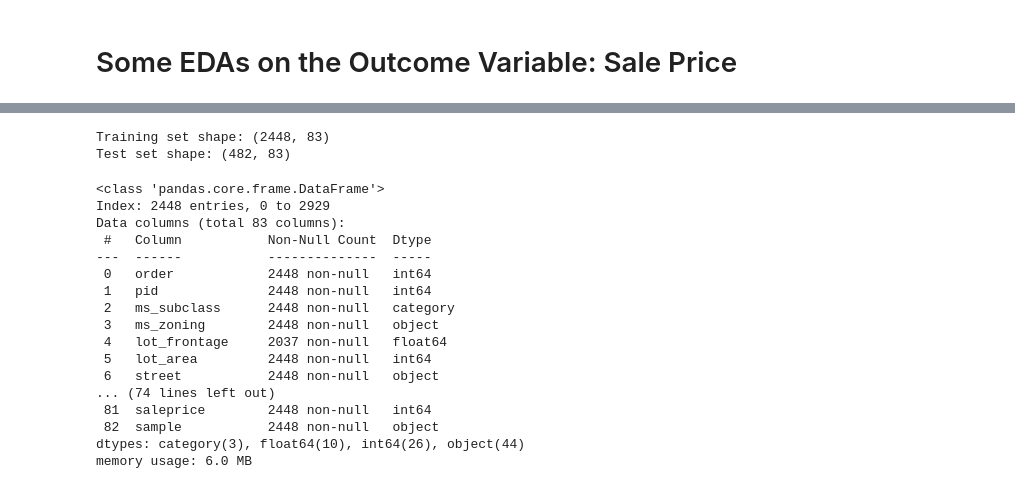
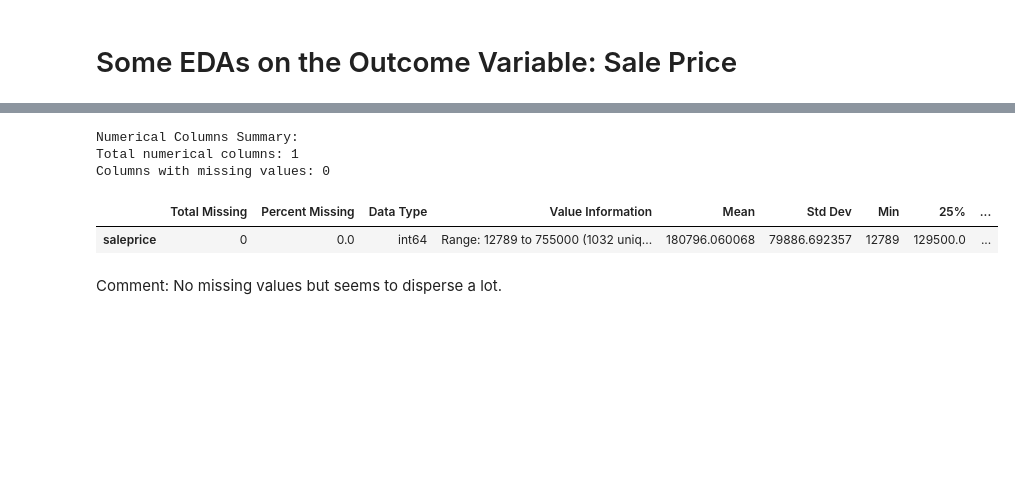
Before and after one commit to congminh-nguyen/ames_project, a Jupyter notebook: notebooks/eda_cleaning.ipynb, the cells around one changed output, grey strips where cells are left out. Drawn from its saved outputs; the diff is of its cells as text; code cells hidden in the pictures; blank space fills up the shorter version.

```diff
--- a/notebooks/eda_cleaning.ipynb
+++ b/notebooks/eda_cleaning.ipynb
@@ -225,3 +302,5 @@ There is one observation that is built and one that is remodeled after it is sol
+# %%
+df = simple_fill_missing_by_keywords(df, ['mas_vnr'])
 # %% [markdown]
 ### Lot Frontage
 # %%
@@ -396,12 +314,0 @@ plt.show()
-# %%
-# Convert to category
-df[['ms_subclass', 'overall_qual', 'overall_cond']] = df[['ms_subclass', 'overall_qual', 'overall_cond']].astype('category')
-# %%
-# Create train/test split
-df = create_sample_split(df, "pid")
-
-# Display split information
-print("\nSplit sizes:")
-print(df['sample'].value_counts())
-print("\nSplit proportions:")
-print(df['sample'].value_counts(normalize=True))
@@ -420,30 +315,10 @@ Name: proportion, dtype: float64
-# %%
-# Split data into train and test sets based on sample column
-train = df[df['sample'] == 'train'].copy()
-test = df[df['sample'] == 'test'].copy()
-
-print("Training set shape:", train.shape)
-print("Test set shape:", test.shape)
-# %% [output]
-Training set shape: (2448, 83)
-Test set shape: (482, 83)
-# %%
-train.info(memory_usage='deep')
-# %% [output]
-<class 'pandas.core.frame.DataFrame'>
-Index: 2448 entries, 0 to 2929
-Data columns (total 83 columns):
- #   Column           Non-Null Count  Dtype
----  ------           --------------  -----
- 0   order            2448 non-null   int64
- 1   pid              2448 non-null   int64
- 2   ms_subclass      2448 non-null   category
- 3   ms_zoning        2448 non-null   object
- 4   lot_frontage     2037 non-null   float64
- 5   lot_area         2448 non-null   int64
- 6   street           2448 non-null   object
-... (74 lines left out)
- 81  saleprice        2448 non-null   int64
- 82  sample           2448 non-null   object
-dtypes: category(3), float64(10), int64(26), object(44)
-memory usage: 6.0 MB
+# %%
+numerical_describer(df, ['saleprice'])
+# %% [output]
+Numerical Columns Summary:
+Total numerical columns: 1
+Columns with missing values: 0
+|  | Total Missing | Percent Missing | Data Type | Value Information | Mean | Std Dev | Min | 25% | ... |
+| saleprice | 0 | 0.0 | int64 | Range: 12789 to 755000 (1032 uniq... | 180796.060068 | 79886.692357 | 12789 | 129500.0 | ... |
+# %% [markdown]
+Comment: No missing values but seems to disperse a lot.
```
Also changed, not shown: parts of 44 cells of this notebook, 7 other files.
